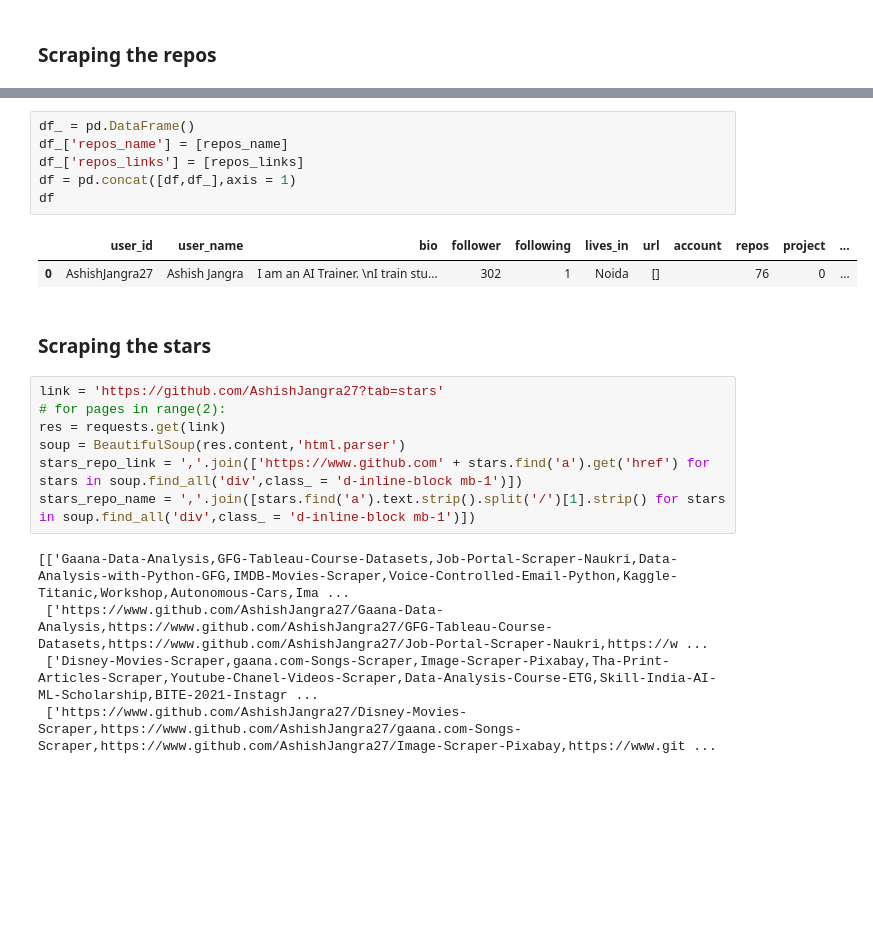
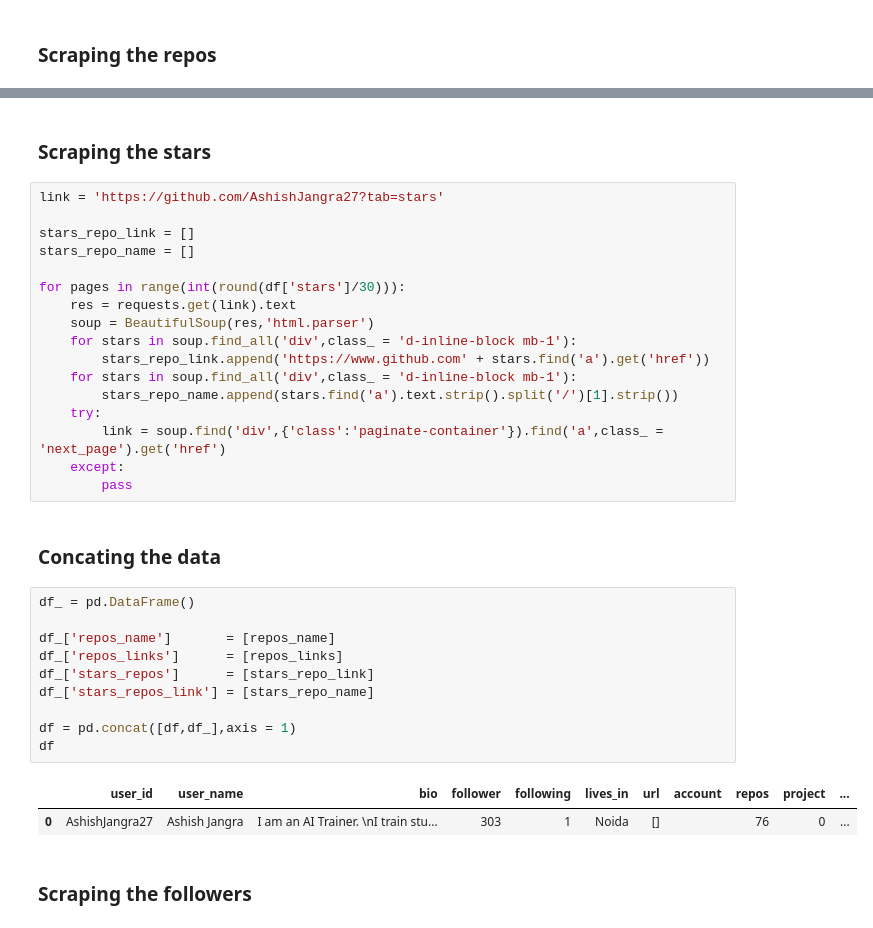
Before and after one commit to RahulWadwani/Projects, a Jupyter notebook: Weekly projects/week 24/Github Profile Scraper.ipynb, the cells around one changed output, grey strips where cells are left out. Drawn from its saved outputs; the diff is of its cells as text; blank space fills up the shorter version.

```diff
--- a/Weekly projects/week 24/Github Profile Scraper.ipynb
+++ b/Weekly projects/week 24/Github Profile Scraper.ipynb
@@ -82,24 +90,36 @@ repos_name  = ','.join([name.find('a').text.strip() for name in soup.find_all('d
-# %%
-df_ = pd.DataFrame()
-df_['repos_name'] = [repos_name]
-df_['repos_links'] = [repos_links]
-df = pd.concat([df,df_],axis = 1)
-df
-# %% [output]
-|  | user_id | user_name | bio | follower | following | lives_in | url | account | repos | project | ... |
-| 0 | AshishJangra27 | Ashish Jangra | I am an AI Trainer. \nI train stu... | 302 | 1 | Noida | [] |  | 76 | 0 | ... |
 # %% [markdown]
 ### Scraping the stars
-# %%
-link = 'https://github.com/AshishJangra27?tab=stars'
-# for pages in range(2):
-res = requests.get(link)
-soup = BeautifulSoup(res.content,'html.parser')
-stars_repo_link = ','.join(['https://www.github.com' + stars.find('a').get('href') for stars in soup.find_all('div',class_ = 'd-inline-block mb-1')])
-stars_repo_name = ','.join([stars.find('a').text.strip().split('/')[1].strip() for stars in soup.find_all('div',class_ = 'd-inline-block mb-1')])
 # %%
+link = 'https://github.com/AshishJangra27?tab=stars'
+
+stars_repo_link = []
+stars_repo_name = []
+
+for pages in range(int(round(df['stars']/30))):
+    res = requests.get(link).text
+    soup = BeautifulSoup(res,'html.parser')
+    for stars in soup.find_all('div',class_ = 'd-inline-block mb-1'):
+        stars_repo_link.append('https://www.github.com' + stars.find('a').get('href'))
+    for stars in soup.find_all('div',class_ = 'd-inline-block mb-1'):
+        stars_repo_name.append(stars.find('a').text.strip().split('/')[1].strip())
+    try:
+        link = soup.find('div',{'class':'paginate-container'}).find('a',class_ = 'next_page').get('href')
+    except:
+        pass
-# %% [output]
-[['Gaana-Data-Analysis,GFG-Tableau-Course-Datasets,Job-Portal-Scraper-Naukri,Data-Analysis-with-Python-GFG,IMDB-Movies-Scraper,Voice-Controlled-Email-Python,Kaggle-Titanic,Workshop,Autonomous-Cars,Ima ...
- ['https://www.github.com/AshishJangra27/Gaana-Data-Analysis,https://www.github.com/AshishJangra27/GFG-Tableau-Course-Datasets,https://www.github.com/AshishJangra27/Job-Portal-Scraper-Naukri,https://w ...
- ['Disney-Movies-Scraper,gaana.com-Songs-Scraper,Image-Scraper-Pixabay,Tha-Print-Articles-Scraper,Youtube-Chanel-Videos-Scraper,Data-Analysis-Course-ETG,Skill-India-AI-ML-Scholarship,BITE-2021-Instagr ...
- ['https://www.github.com/AshishJangra27/Disney-Movies-Scraper,https://www.github.com/AshishJangra27/gaana.com-Songs-Scraper,https://www.github.com/AshishJangra27/Image-Scraper-Pixabay,https://www.git ...
+# %% [markdown]
+### Concating the data
+# %%
+df_ = pd.DataFrame()
+
+df_['repos_name']       = [repos_name]
+df_['repos_links']      = [repos_links]
+df_['stars_repos']      = [stars_repo_link]
+df_['stars_repos_link'] = [stars_repo_name]
+
+df = pd.concat([df,df_],axis = 1)
+df
+# %% [output]
+|  | user_id | user_name | bio | follower | following | lives_in | url | account | repos | project | ... |
+| 0 | AshishJangra27 | Ashish Jangra | I am an AI Trainer. \nI train stu... | 303 | 1 | Noida | [] |  | 76 | 0 | ... |
+# %% [markdown]
+### Scraping the followers
```
Also changed, not shown: parts of 4 cells of this notebook, 1 other file.
